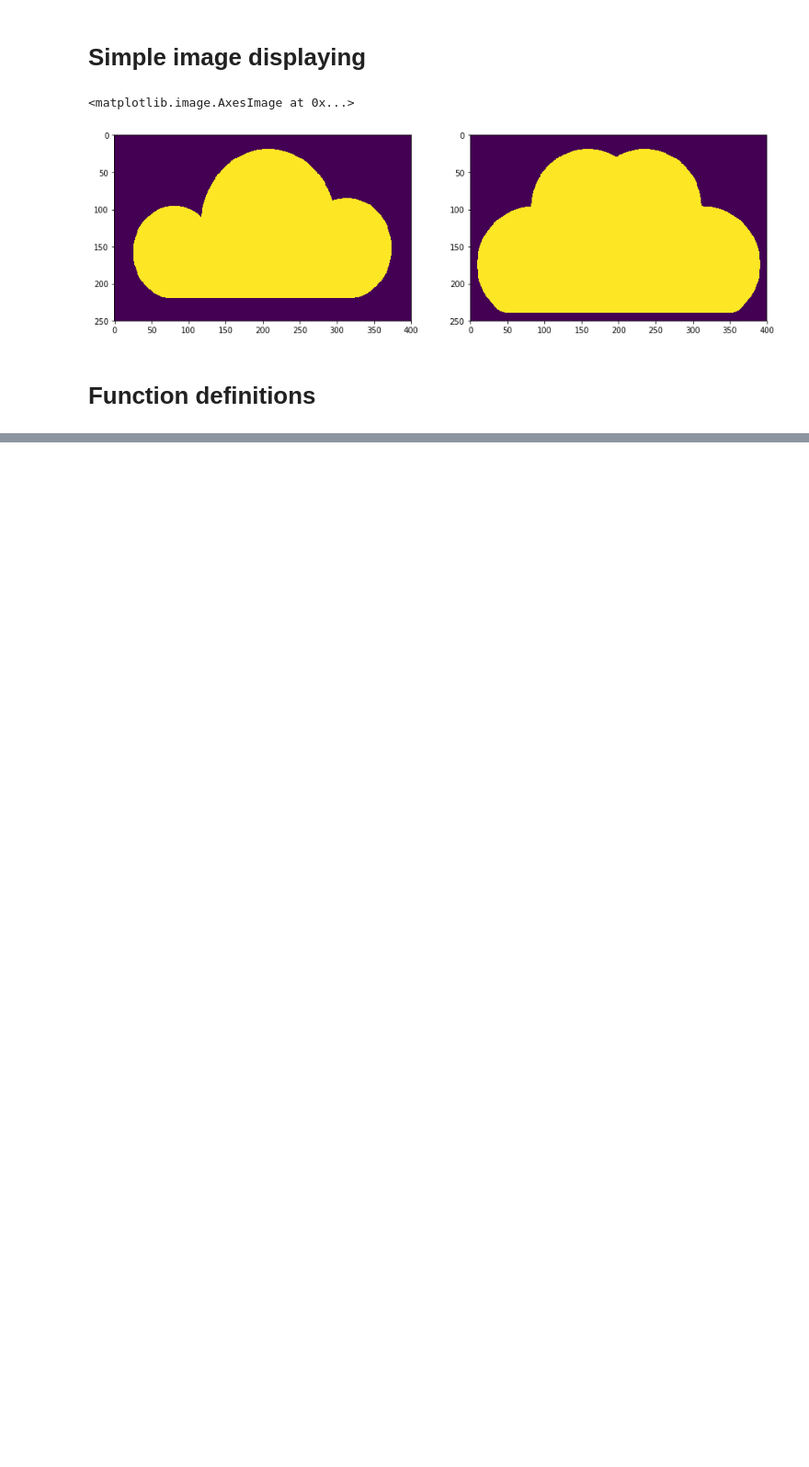
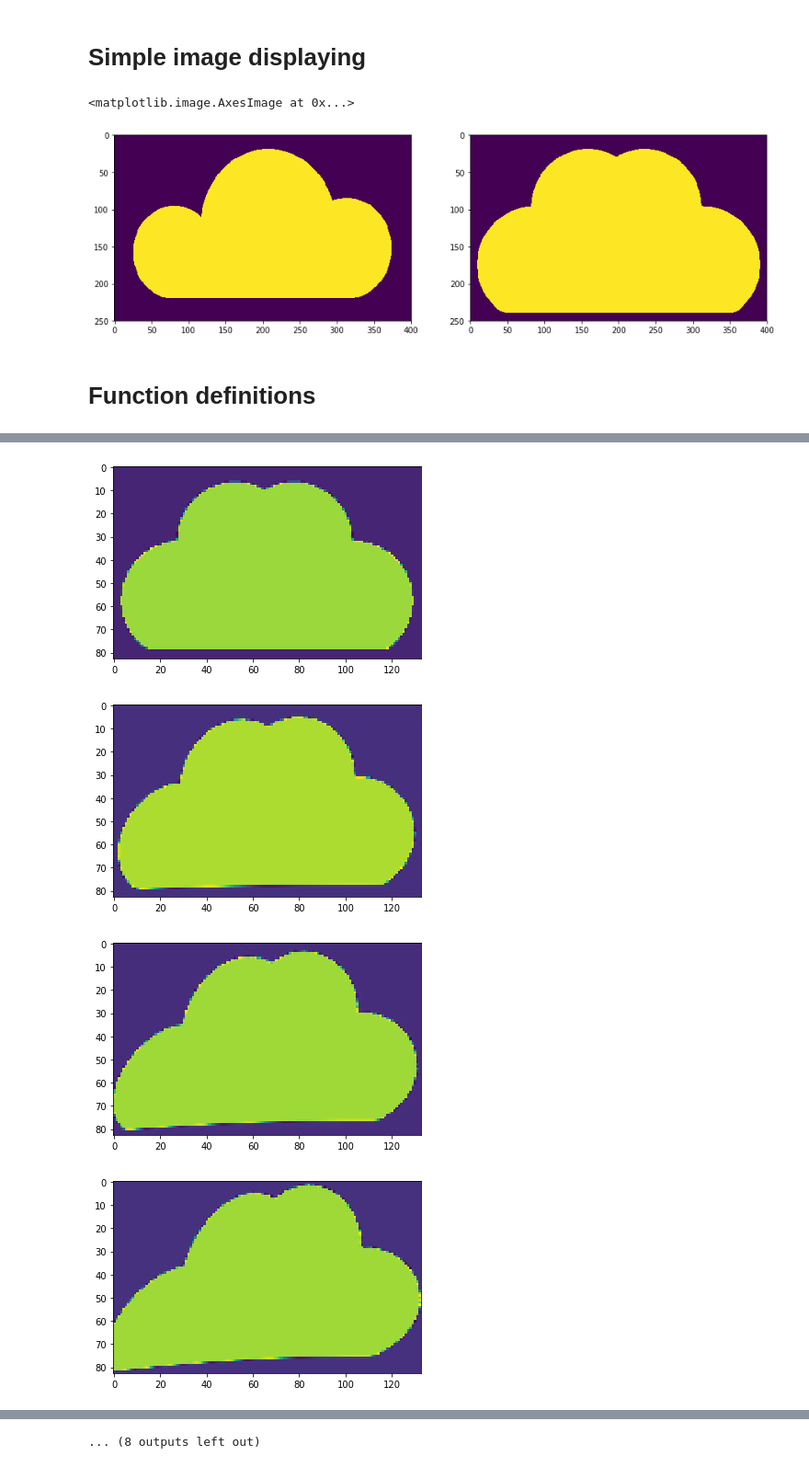
Before and after one commit to jacarolan/Research, a Jupyter notebook: full-program/Full Program.ipynb, the cells around one changed output, grey strips where cells are left out. Shown at 92% size. Saved outputs shown, nothing was run; the diff lists cells and outputs as text; code cells hidden in the pictures; blank space fills up the shorter version.

```diff
--- a/full-program/Full Program.ipynb
+++ b/full-program/Full Program.ipynb
@@ -108,0 +130,16 @@ plt.show()
+# %%
+# Plotting cost vs. deformation
+T_defs = []
+rnge = 20
+for i in range(rnge):
+    d = i / rnge
+    T_new, T_map, T_J = trafo(T, [0, 0, 1, d, -d, d, -d, d, 1, -d, d, -d], w, h) # This deforms the input
+    T_defs.append([T_new, T_map, T_J])
+    Z = T_new(np.linspace(0,w-1, w // 3), np.linspace(0, h-1, h//3)) # evaluation of the function on the grid
+    plt.imshow(Z.T) # drawing the function
+    plt.show()
+# %% [output]
+[figure, added]
+[figure, added]
+[figure, added]
+[figure, added]
@@ -108,0 +154 @@ plt.show()
+... (8 outputs left out)
```
Also changed, not shown: parts of 11 cells of this notebook.
